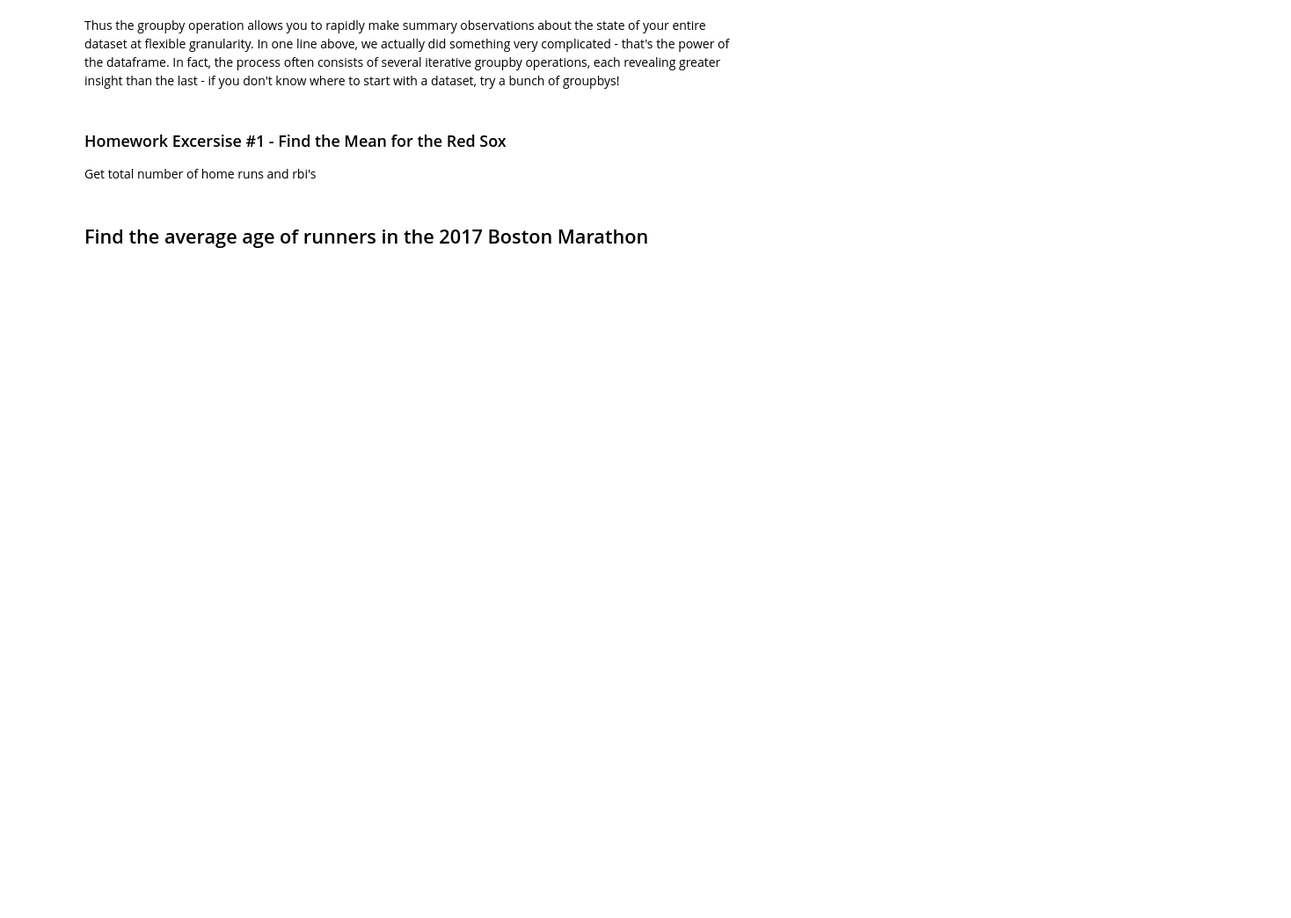
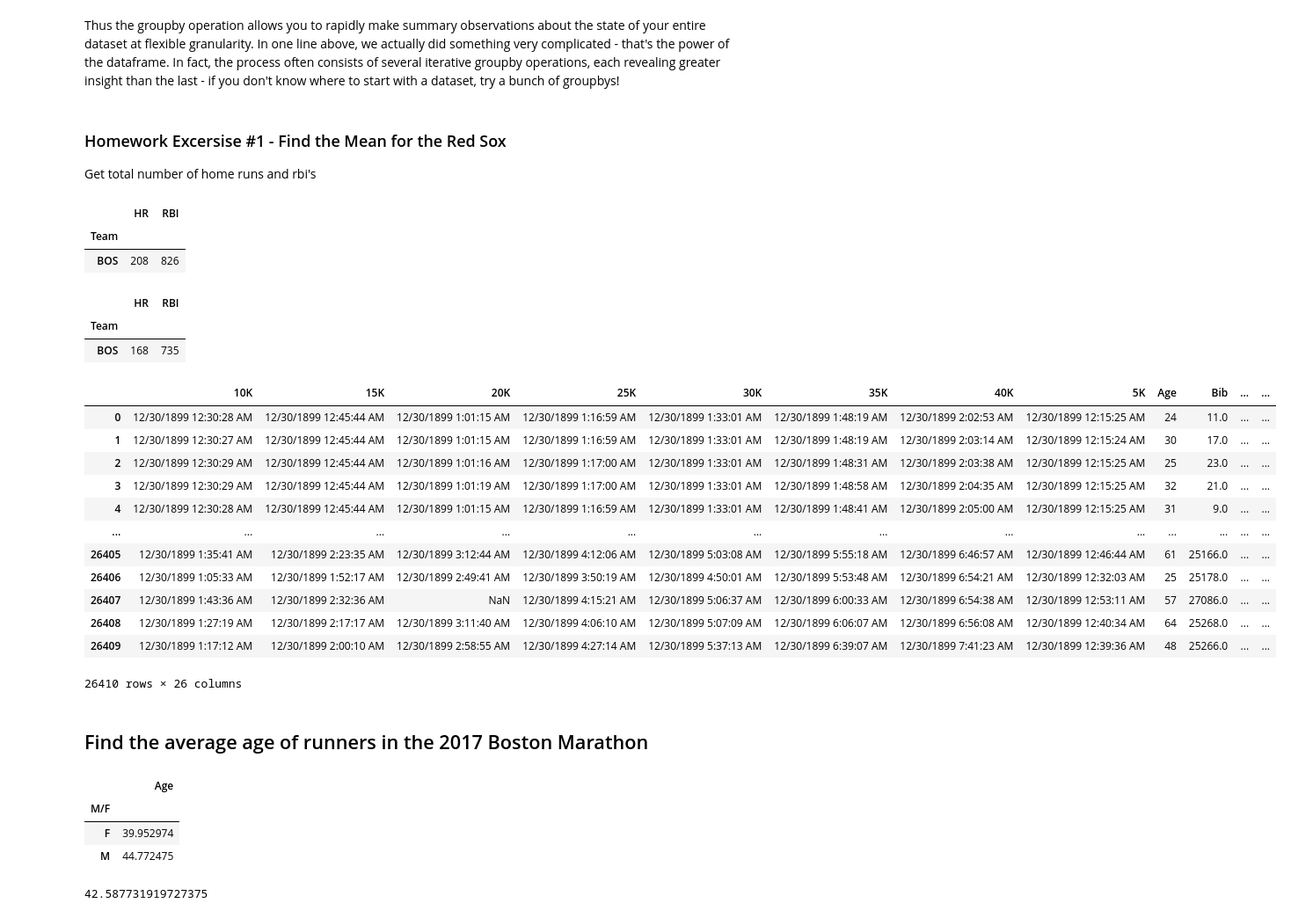
Before and after one commit to lonier4/data_science_day2hw, a Jupyter notebook: Data_Science_Day_2_Pandas-Lecture-NoExercises.ipynb, the cells around one changed output. Shown: that part at 88% size. Drawn from its saved outputs; the diff is of its cells as text; code cells hidden in the pictures; blank space fills up the shorter version.

```diff
--- a/Data_Science_Day_2_Pandas-Lecture-NoExercises.ipynb
+++ b/Data_Science_Day_2_Pandas-Lecture-NoExercises.ipynb
@@ -686,5 +617,48 @@ TEAM    HR   RBI
 ----------------
 BOS     144  538
 """
+
+boston2018['Team'] = "BOS"
+
+boston2018.groupby('Team').sum()[['HR', 'RBI']]
+# %% [output]
+|  | HR | RBI |
+| Team |  |  |
+| BOS | 208 | 826 |
+# %%
+boston2017['Team'] = "BOS"
+boston2017.groupby('Team').sum()[['HR', 'RBI']]
+# %% [output]
+|  | HR | RBI |
+| Team |  |  |
+| BOS | 168 | 735 |
+# %%
+marathon = pd.read_csv('boston_marathon2017_edited.csv', sep = ',')
+marathon
+# %% [output]
+|  | 10K | 15K | 20K | 25K | 30K | 35K | 40K | 5K | Age | Bib | ... | ... |
+| 0 | 12/30/1899 12:30:28 AM | 12/30/1899 12:45:44 AM | 12/30/1899 1:01:15 AM | 12/30/1899 1:16:59 AM | 12/30/1899 1:33:01 AM | 12/30/1899 1:48:19 AM | 12/30/1899 2:02:53 AM | 12/30/1899 12:15:25 AM | 24 | 11.0 | ... | ... |
+| 1 | 12/30/1899 12:30:27 AM | 12/30/1899 12:45:44 AM | 12/30/1899 1:01:15 AM | 12/30/1899 1:16:59 AM | 12/30/1899 1:33:01 AM | 12/30/1899 1:48:19 AM | 12/30/1899 2:03:14 AM | 12/30/1899 12:15:24 AM | 30 | 17.0 | ... | ... |
+| 2 | 12/30/1899 12:30:29 AM | 12/30/1899 12:45:44 AM | 12/30/1899 1:01:16 AM | 12/30/1899 1:17:00 AM | 12/30/1899 1:33:01 AM | 12/30/1899 1:48:31 AM | 12/30/1899 2:03:38 AM | 12/30/1899 12:15:25 AM | 25 | 23.0 | ... | ... |
+| 3 | 12/30/1899 12:30:29 AM | 12/30/1899 12:45:44 AM | 12/30/1899 1:01:19 AM | 12/30/1899 1:17:00 AM | 12/30/1899 1:33:01 AM | 12/30/1899 1:48:58 AM | 12/30/1899 2:04:35 AM | 12/30/1899 12:15:25 AM | 32 | 21.0 | ... | ... |
+| 4 | 12/30/1899 12:30:28 AM | 12/30/1899 12:45:44 AM | 12/30/1899 1:01:15 AM | 12/30/1899 1:16:59 AM | 12/30/1899 1:33:01 AM | 12/30/1899 1:48:41 AM | 12/30/1899 2:05:00 AM | 12/30/1899 12:15:25 AM | 31 | 9.0 | ... | ... |
+| ... | ... | ... | ... | ... | ... | ... | ... | ... | ... | ... | ... | ... |
+| 26405 | 12/30/1899 1:35:41 AM | 12/30/1899 2:23:35 AM | 12/30/1899 3:12:44 AM | 12/30/1899 4:12:06 AM | 12/30/1899 5:03:08 AM | 12/30/1899 5:55:18 AM | 12/30/1899 6:46:57 AM | 12/30/1899 12:46:44 AM | 61 | 25166.0 | ... | ... |
+| 26406 | 12/30/1899 1:05:33 AM | 12/30/1899 1:52:17 AM | 12/30/1899 2:49:41 AM | 12/30/1899 3:50:19 AM | 12/30/1899 4:50:01 AM | 12/30/1899 5:53:48 AM | 12/30/1899 6:54:21 AM | 12/30/1899 12:32:03 AM | 25 | 25178.0 | ... | ... |
+| 26407 | 12/30/1899 1:43:36 AM | 12/30/1899 2:32:36 AM | NaN | 12/30/1899 4:15:21 AM | 12/30/1899 5:06:37 AM | 12/30/1899 6:00:33 AM | 12/30/1899 6:54:38 AM | 12/30/1899 12:53:11 AM | 57 | 27086.0 | ... | ... |
+| 26408 | 12/30/1899 1:27:19 AM | 12/30/1899 2:17:17 AM | 12/30/1899 3:11:40 AM | 12/30/1899 4:06:10 AM | 12/30/1899 5:07:09 AM | 12/30/1899 6:06:07 AM | 12/30/1899 6:56:08 AM | 12/30/1899 12:40:34 AM | 64 | 25268.0 | ... | ... |
+| 26409 | 12/30/1899 1:17:12 AM | 12/30/1899 2:00:10 AM | 12/30/1899 2:58:55 AM | 12/30/1899 4:27:14 AM | 12/30/1899 5:37:13 AM | 12/30/1899 6:39:07 AM | 12/30/1899 7:41:23 AM | 12/30/1899 12:39:36 AM | 48 | 25266.0 | ... | ... |
+26410 rows × 26 columns
 # %% [markdown]
 ## Find the average age of runners in the 2017 Boston Marathon
+# %%
+marathon.groupby('M/F').mean()[['Age']]
+# %% [output]
+|  | Age |
+| M/F |  |
+| F | 39.952974 |
+| M | 44.772475 |
+# %%
+marathon['Age'].mean()
+# %% [output]
+42.587731919727375
```
Also changed, not shown: parts of 29 cells of this notebook.
